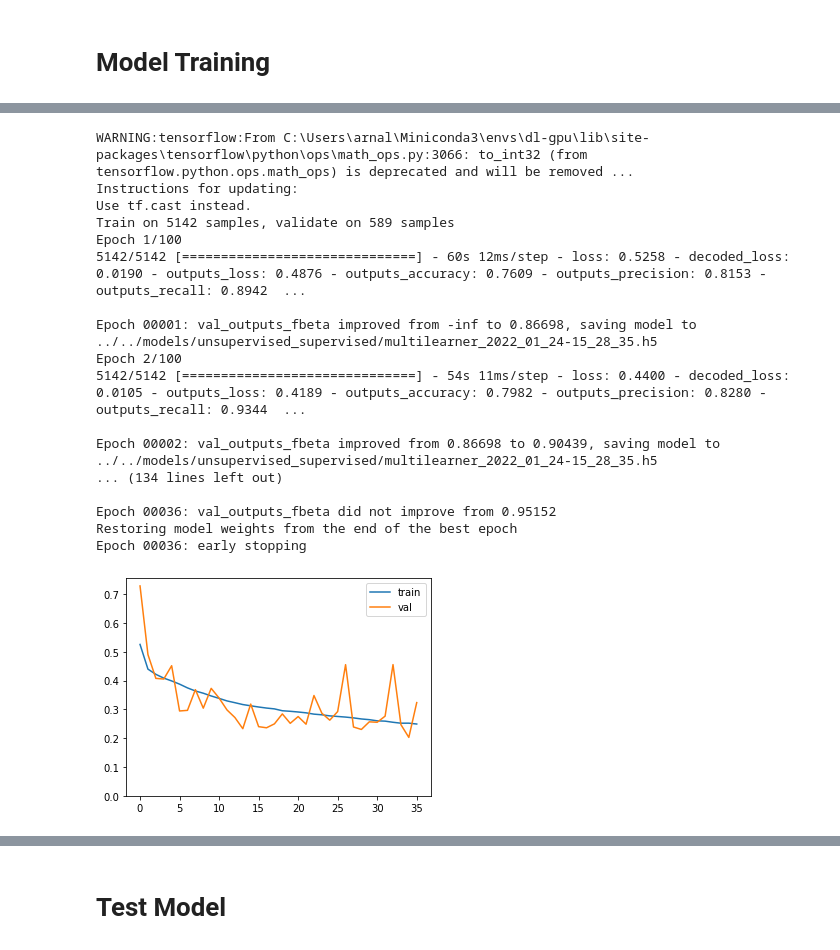
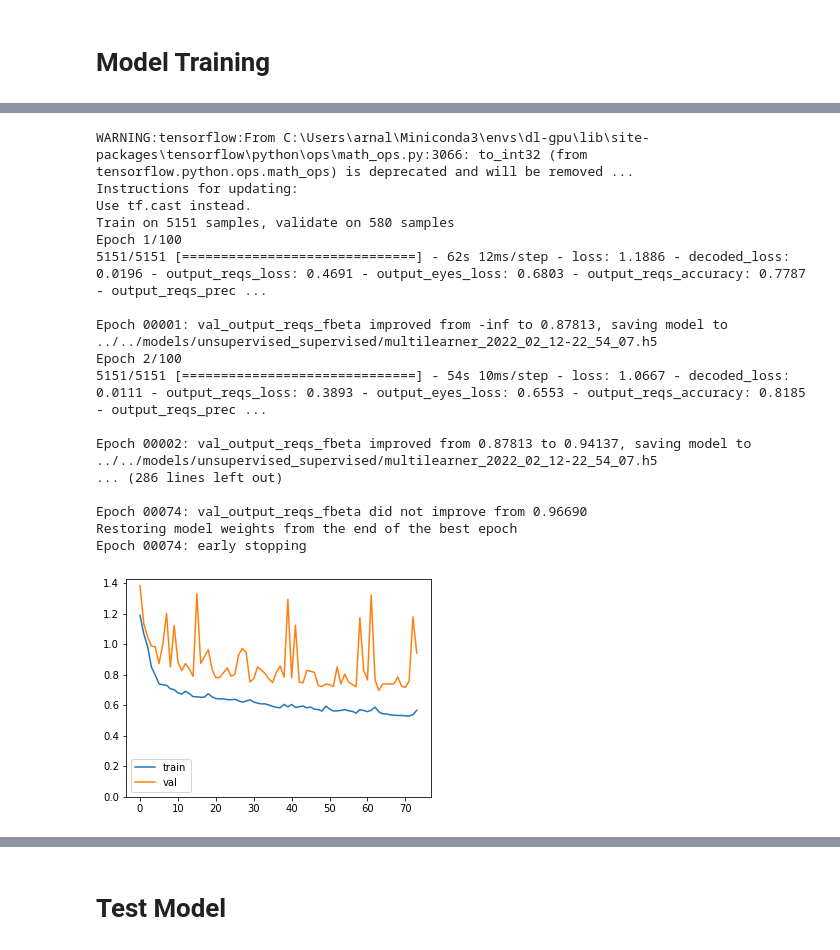
Before and after one commit to arnaldog12/icaonet, a Jupyter notebook: notebooks/supervised_unsupervised/Multilearning.ipynb, the cells around one changed output, grey strips where cells are left out. Cells and saved outputs as stored; diff of their text form; code cells hidden in the pictures.

```diff
--- a/notebooks/supervised_unsupervised/Multilearning.ipynb
+++ b/notebooks/supervised_unsupervised/Multilearning.ipynb
@@ -79,10 +85,12 @@ dataset = pkl.load(open(FILE_DATASET, "rb"))
 # %%
 x = dataset.images
 mrks = dataset.mrks
-y = np.array([mrk_file.photo_reqs.values() for mrk_file in mrks])
+y_reqs = np.array([mrk_file.photo_reqs.values() for mrk_file in mrks])
+y_eyes = np.array([mrk_file.right_eye.as_list() + mrk_file.left_eye.as_list() for mrk_file in mrks])
 
 print(x.shape, x.dtype)
-print(y.shape, y.dtype)
+print(y_reqs.shape, y_reqs.dtype)
+print(y_eyes.shape, y_eyes.dtype)
 print(len(mrks))
 # %% [output]
 (5731, 160, 160, 3) float32
@@ -162,7 +180,8 @@ mlflow.log_param("seed", RANDOM_SEED)
 mlflow.keras.autolog()
 
 set_random_seeds()
-N_REQS = y_train.shape[1]
+N_REQS = y_train_reqs.shape[1]
+N_EYES = y_train_eyes.shape[1]
 
 inputs = Input(shape=x_train.shape[1:], name='input')
 pool_1 = conv_bn_maxpool(1, inputs, 32)
@@ -180,9 +199,13 @@ decoded = Conv2D(filters=3, kernel_size=(3, 3), strides=(1, 1), padding='same',
 avg_pool = GlobalAvgPool2D()(encode)
 dense_1 = dense_layer(1, avg_pool, 64)
 dense_2 = dense_layer(2, dense_1, 32)
-classif = Dense(units=N_REQS, activation='sigmoid', name='outputs')(dense_2)
+classif = Dense(units=N_REQS, activation='sigmoid', name='output_reqs')(dense_2)
 
-model = Model(inputs=inputs, outputs=[decoded, classif])
+dense_3 = dense_layer(3, avg_pool, 64)
+dense_4 = dense_layer(4, dense_3, 32)
+regress = Dense(units=N_EYES, activation='sigmoid', name='output_eyes')(dense_4)
+
+model = Model(inputs=inputs, outputs=[decoded, classif, regress])
 model.summary()
 # %% [output]
 WARNING:tensorflow:From C:\Users\arnal\Miniconda3\envs\dl-gpu\lib\site-packages\tensorflow\python\ops\resource_variable_ops.py:435: colocate_with (from tensorflow.python.framework.ops) is deprecated a ...
@@ -212,72 +235,79 @@ plot_model(model, show_shapes=True)
 # %%
 DECODED_LOSS_WEIGHT = 2.0
-OUTPUTS_LOSS_WEIGHT = 1.0
+REQS_LOSS_WEIGHT = 1.0
+EYES_LOSS_WEIGHT = 1.0
 
 mlflow.log_param("decoded loss weight", DECODED_LOSS_WEIGHT)
-mlflow.log_param("outputs loss weight", OUTPUTS_LOSS_WEIGHT)
+mlflow.log_param("reqs loss weight", REQS_LOSS_WEIGHT)
+mlflow.log_param("eyes loss weight", EYES_LOSS_WEIGHT)
 
 losses = {
     "decoded": "mean_squared_error",
-    "outputs": "binary_crossentropy"
+    "output_reqs": "binary_crossentropy",
+    "output_eyes": "binary_crossentropy"
 }
 
 loss_weights = {
     "decoded": DECODED_LOSS_WEIGHT,
-    "outputs": OUTPUTS_LOSS_WEIGHT
+    "output_reqs": REQS_LOSS_WEIGHT,
+    "output_eyes": EYES_LOSS_WEIGHT,
 }
 
 metrics = {
-    "outputs": ["accuracy", precision, recall, f1, fbeta, specificity, npv, mcc]
+    "output_reqs": ["accuracy", precision, recall, f1, fbeta, specificity, npv, mcc],
+    "output_eyes": ["mae", "mse"]
 }
-METRIC_TO_MONITOR = "val_outputs_fbeta"
+METRIC_TO_MONITOR = "val_output_reqs_fbeta"
 
 outputs_train = {
     "decoded": x_train,
-    "outputs": y_train
+    "output_reqs": y_train_reqs,
+    "output_eyes": y_train_eyes,
 }
 
 outputs_valid = {
     "decoded": x_val,
-    "outputs": y_val
+    "output_reqs": y_val_reqs,
+    "output_eyes": y_val_eyes,
 }
 
 model.compile(optimizer='adam', loss=losses, loss_weights=loss_weights, metrics=metrics)
 
 FILE_MODEL = FOLDER_MODELS + timestamp_model_name(prefix="multilearner_")
 list_callbacks = [
     ModelCheckpoint(FILE_MODEL, monitor=METRIC_TO_MONITOR, mode="max", verbose=1, save_best_only=True),
     EarlyStopping(monitor=METRIC_TO_MONITOR, mode="max", patience=30, verbose=1, restore_best_weights=True)
 ]
 
 hist = model.fit(
     x=x_train,
     y=outputs_train,
     batch_size=32,
     epochs=100,
     validation_data=(x_val, outputs_valid),
     callbacks=list_callbacks
 )
 
 plot.keras_hist(hist.history)
 # %% [output]
 WARNING:tensorflow:From C:\Users\arnal\Miniconda3\envs\dl-gpu\lib\site-packages\tensorflow\python\ops\math_ops.py:3066: to_int32 (from tensorflow.python.ops.math_ops) is deprecated and will be removed ...
 Instructions for updating:
 Use tf.cast instead.
-Train on 5142 samples, validate on 589 samples
+Train on 5151 samples, validate on 580 samples
 Epoch 1/100
-5142/5142 [==============================] - 60s 12ms/step - loss: 0.5258 - decoded_loss: 0.0190 - outputs_loss: 0.4876 - outputs_accuracy: 0.7609 - outputs_precision: 0.8153 - outputs_recall: 0.8942  ...
+5151/5151 [==============================] - 62s 12ms/step - loss: 1.1886 - decoded_loss: 0.0196 - output_reqs_loss: 0.4691 - output_eyes_loss: 0.6803 - output_reqs_accuracy: 0.7787 - output_reqs_prec ...
 
-Epoch 00001: val_outputs_fbeta improved from -inf to 0.86698, saving model to ../../models/unsupervised_supervised/multilearner_2022_01_24-15_28_35.h5
+Epoch 00001: val_output_reqs_fbeta improved from -inf to 0.87813, saving model to ../../models/unsupervised_supervised/multilearner_2022_02_12-22_54_07.h5
 Epoch 2/100
-5142/5142 [==============================] - 54s 11ms/step - loss: 0.4400 - decoded_loss: 0.0105 - outputs_loss: 0.4189 - outputs_accuracy: 0.7982 - outputs_precision: 0.8280 - outputs_recall: 0.9344  ...
+5151/5151 [==============================] - 54s 10ms/step - loss: 1.0667 - decoded_loss: 0.0111 - output_reqs_loss: 0.3893 - output_eyes_loss: 0.6553 - output_reqs_accuracy: 0.8185 - output_reqs_prec ...
 
-Epoch 00002: val_outputs_fbeta improved from 0.86698 to 0.90439, saving model to ../../models/unsupervised_supervised/multilearner_2022_01_24-15_28_35.h5
-... (134 lines left out)
+Epoch 00002: val_output_reqs_fbeta improved from 0.87813 to 0.94137, saving model to ../../models/unsupervised_supervised/multilearner_2022_02_12-22_54_07.h5
+... (286 lines left out)
 
-Epoch 00036: val_outputs_fbeta did not improve from 0.95152
+Epoch 00074: val_output_reqs_fbeta did not improve from 0.96690
 Restoring model weights from the end of the best epoch
-Epoch 00036: early stopping
+Epoch 00074: early stopping
-[figure, old version]
+[figure, new version]
 # %%
 history = hist.history
 
```
Also changed, not shown: parts of 18 cells of this notebook, 10 other files.
